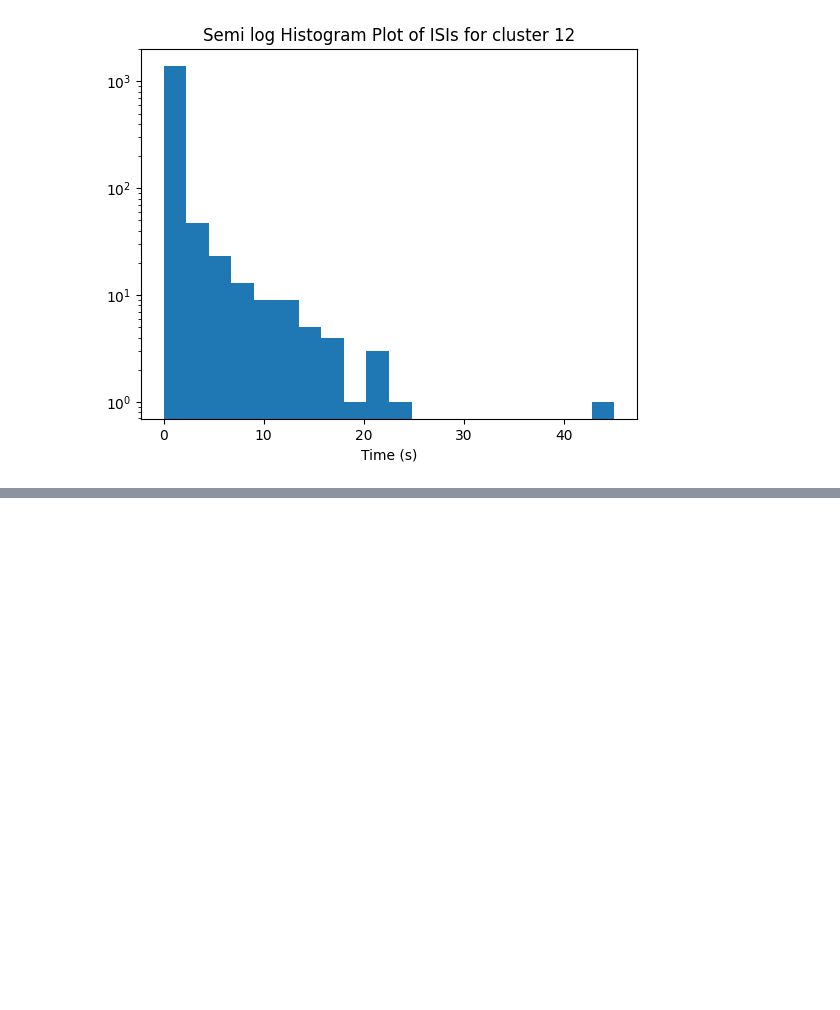
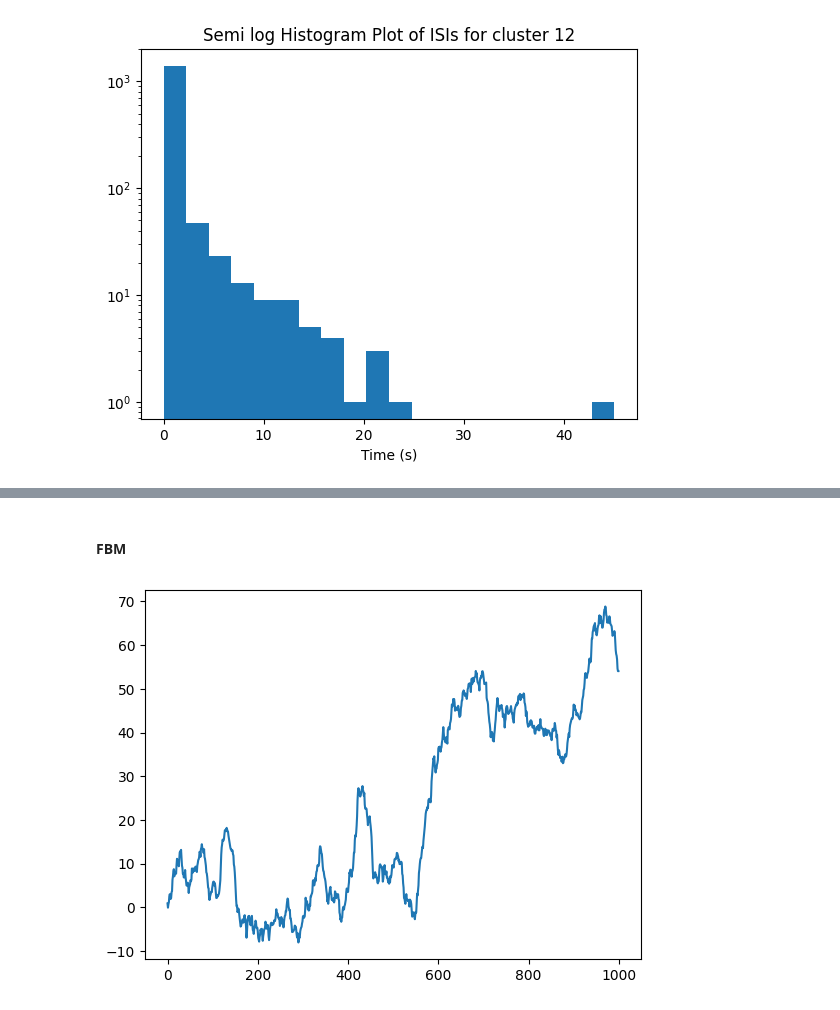
Before and after one commit to filipchudzynski/-Multifractality_and_NonGaussian_Scaling_in_Neuronal_Spike_Activity-, a Jupyter notebook: Inspect_the_data.ipynb, the cells around one changed output, grey strips where cells are left out. Drawn from its saved outputs; the diff is of its cells as text; code cells hidden in the pictures; blank space fills up the shorter version.

```diff
--- a/Inspect_the_data.ipynb
+++ b/Inspect_the_data.ipynb
@@ -312,0 +433,20 @@ plt.show()
+# %% [markdown]
+#### FBM
+# %%
+def fbm(n, H):
+    """Generate fractional Brownian motion using Cholesky method."""
+    def autocov(k, H):
+        return 0.5 * (abs(k - 1)**(2*H) - 2*abs(k)**(2*H) + abs(k + 1)**(2*H))
+    G = np.zeros((n, n))
+    for i in range(n):
+        for j in range(n):
+            G[i, j] = autocov(abs(i - j), H)
+    L = np.linalg.cholesky(G + 1e-10 * np.eye(n))
+    W = np.random.randn(n)
+    return np.cumsum(L @ W)
+# %%
+fbm_noise = fbm(1000,0.7)
+plt.plot(fbm_noise)
+plt.show()
+# %% [output]
+[figure, added]
```
Also changed, not shown: parts of 9 cells of this notebook.
